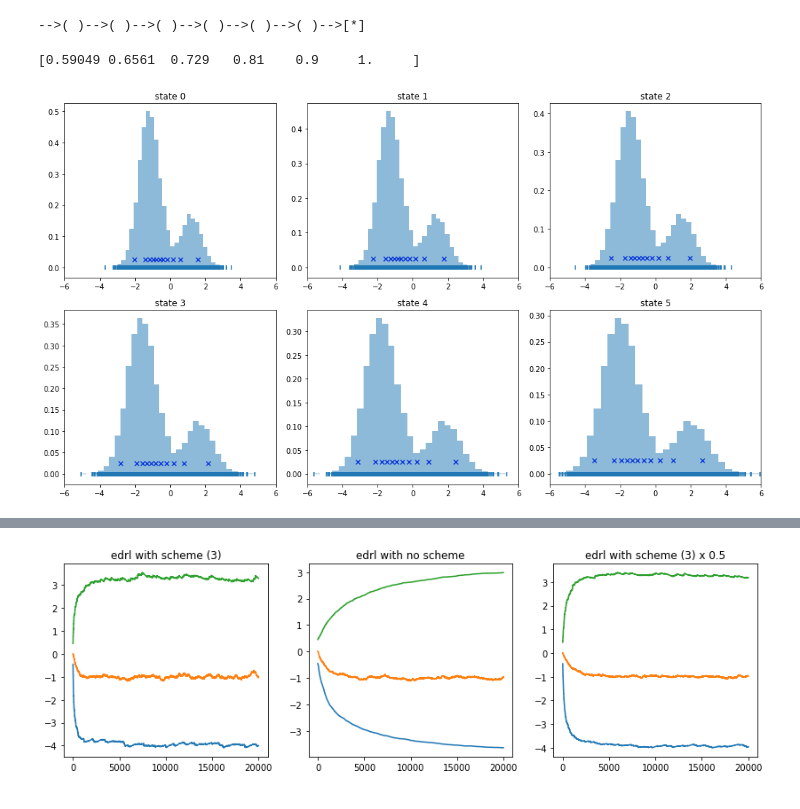
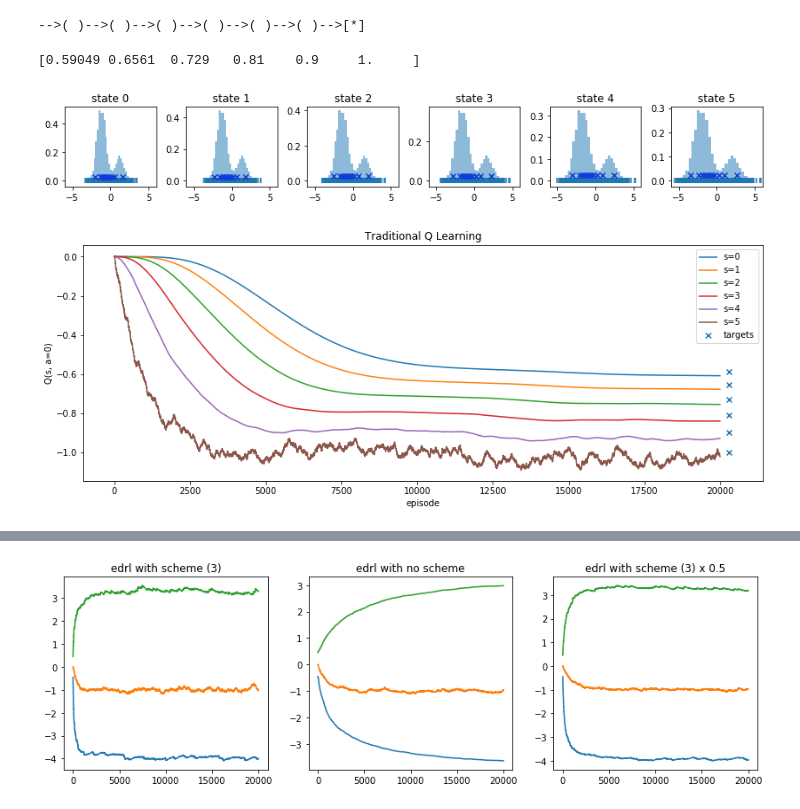
Before and after one commit to matomatical/neuRL, a Jupyter notebook: ChainMDP.ipynb, the cells around one changed output, grey strips where cells are left out. Drawn from its saved outputs; the diff is of its cells as text; code cells hidden in the pictures.

```diff
--- a/ChainMDP.ipynb
+++ b/ChainMDP.ipynb
@@ -58,32 +58,32 @@ env.close()
 # %%
 def true_returns(env, episodes=10000, gamma=0.9):
     """Simplified, specially for this MDP. Should do true MC."""
     rewards = np.zeros((episodes, env.n))
     discounts = np.ones(env.n+1)
     discounts[1:] = gamma
     discounts = np.cumprod(discounts)
     discounts = discounts[-2::-1]
     print(discounts)
     for i in tqdm.trange(episodes, unit="eps"):
         env.reset()
         done = False
         while not done:
             _, r, done, _ = env.step(0)
         rewards[i] = r * discounts
     return rewards
 G = true_returns(env)
 
-fig, axes = plt.subplots(2, 3, figsize=(14, 8))
+fig, axes = plt.subplots(1, 6, figsize=(11.5, 2))
 for i, ax in enumerate(axes.flat):
     x = G[:, i]
     e = expectile(x, T)
     ax.set_title(f"state {i}")
     ax.hist(x, density=True, alpha=0.5, bins=31)
     ax.scatter(x, np.zeros_like(x), marker="|")
     ax.scatter(e, 0.025*np.ones_like(e), marker="x", color="blue")
     ax.set_xlim([-6, 6])
 plt.tight_layout()
 plt.show()
 # %% [output]
 [0.59049 0.6561  0.729   0.81    0.9     1.     ]
-[figure, old version]
+[figure, new version]
@@ -125,3 +153,6 @@ class TradRLAgent:
 
 trlagent = TradRLAgent(1, 6)
 trllog = train(ChainMDP(6), trlagent, episodes=20000, render=False, log=True)
+plot_log(trllog, np.mean(G, axis=0), "Traditional Q Learning", "Q(s, a=0)")
+# %% [output]
+[figure, added]
```
Also changed, not shown: parts of 33 cells of this notebook.
